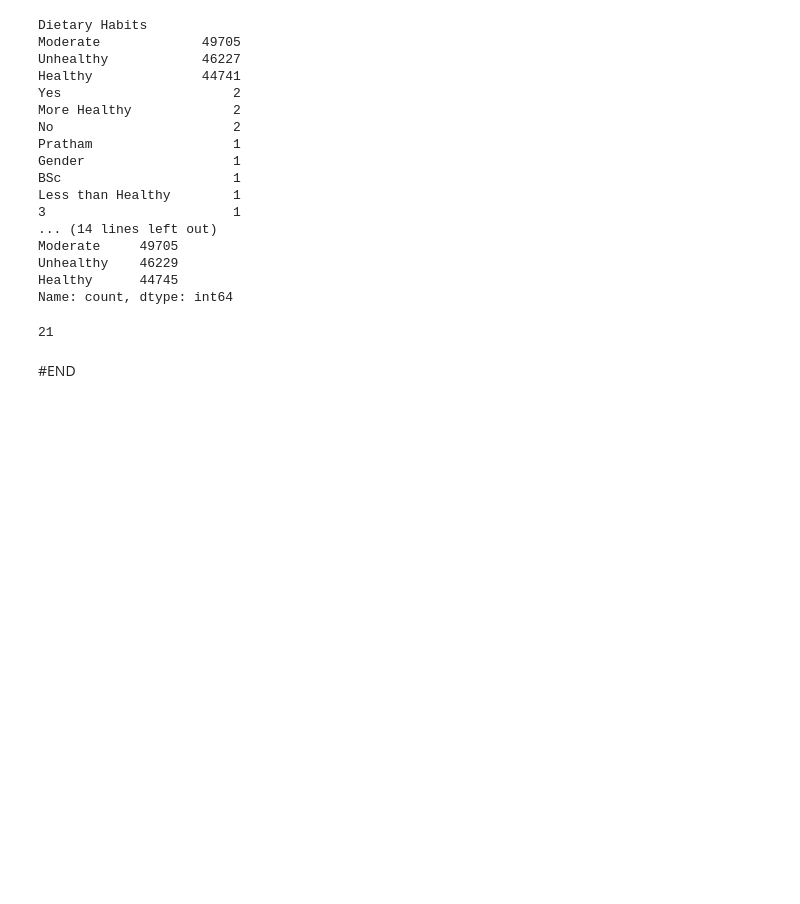
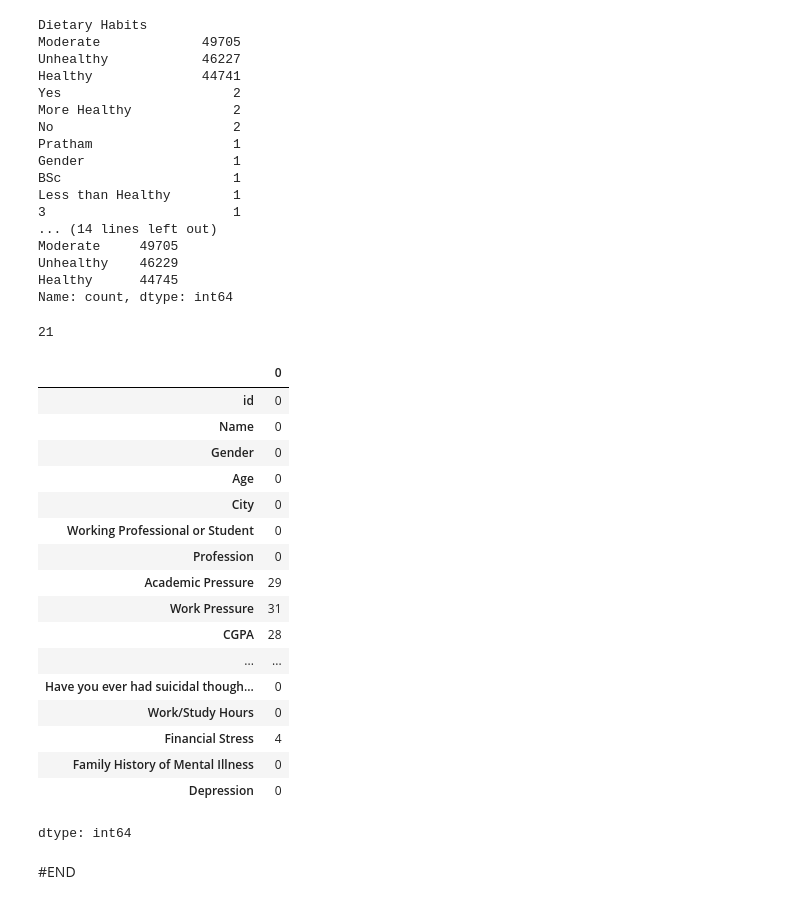
Before and after one commit to ngo-canhh/MoodUp, a Jupyter notebook: fill_data.ipynb, the cells around one changed output. Drawn from its saved outputs; the diff is of its cells as text; code cells hidden in the pictures; blank space fills up the shorter version.

```diff
--- a/fill_data.ipynb
+++ b/fill_data.ipynb
@@ -236,0 +237,13 @@ dtype: int64
+# %%
+import random
+random.seed(42)
+info_profession = df['Profession'].value_counts()
+list_profession = []
+for index, value in info_profession.items():
+  if index not in ['Student', 'Other']:
+    for i in range(value):
+      list_profession.append(index)
+df['Profession'] = df['Profession'].apply(
+    lambda x: x if pd.notnull(x) else random.choice(list_profession)
+)
+df['Profession'].isnull().sum()
@@ -310,6 +325,27 @@ Name: count, dtype: int64
 df['Dietary Habits'].isna().sum()
 # %% [output]
 21
+# %%
+df.isnull().sum()
+# %% [output]
+|  | 0 |
+| id | 0 |
+| Name | 0 |
+| Gender | 0 |
+| Age | 0 |
+| City | 0 |
+| Working Professional or Student | 0 |
+| Profession | 0 |
+| Academic Pressure | 29 |
+| Work Pressure | 31 |
+| CGPA | 28 |
+| ... | ... |
+| Have you ever had suicidal though... | 0 |
+| Work/Study Hours | 0 |
+| Financial Stress | 4 |
+| Family History of Mental Illness | 0 |
+| Depression | 0 |
+dtype: int64
 # %%
 df.to_csv('filled.csv',index=False)
 # %% [markdown]
```
Also changed, not shown: parts of 2 cells of this notebook.
